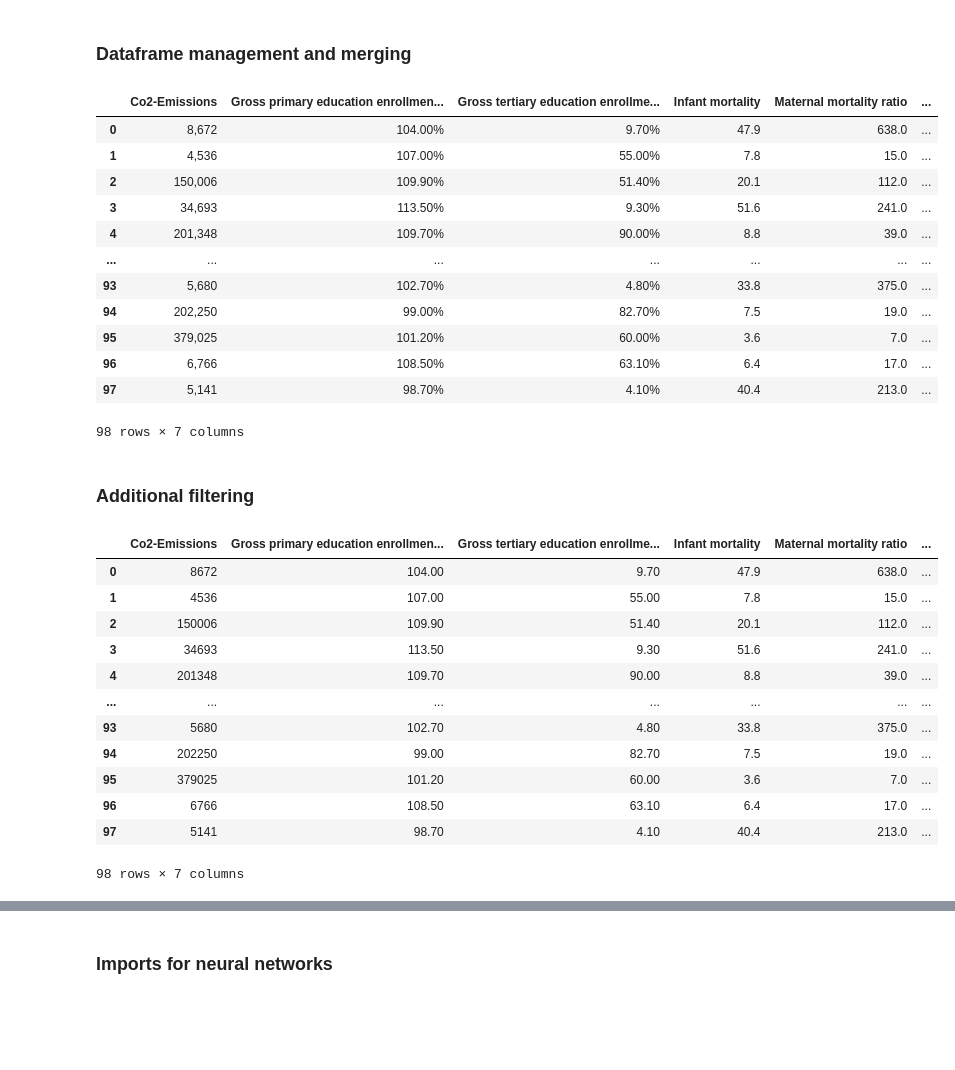
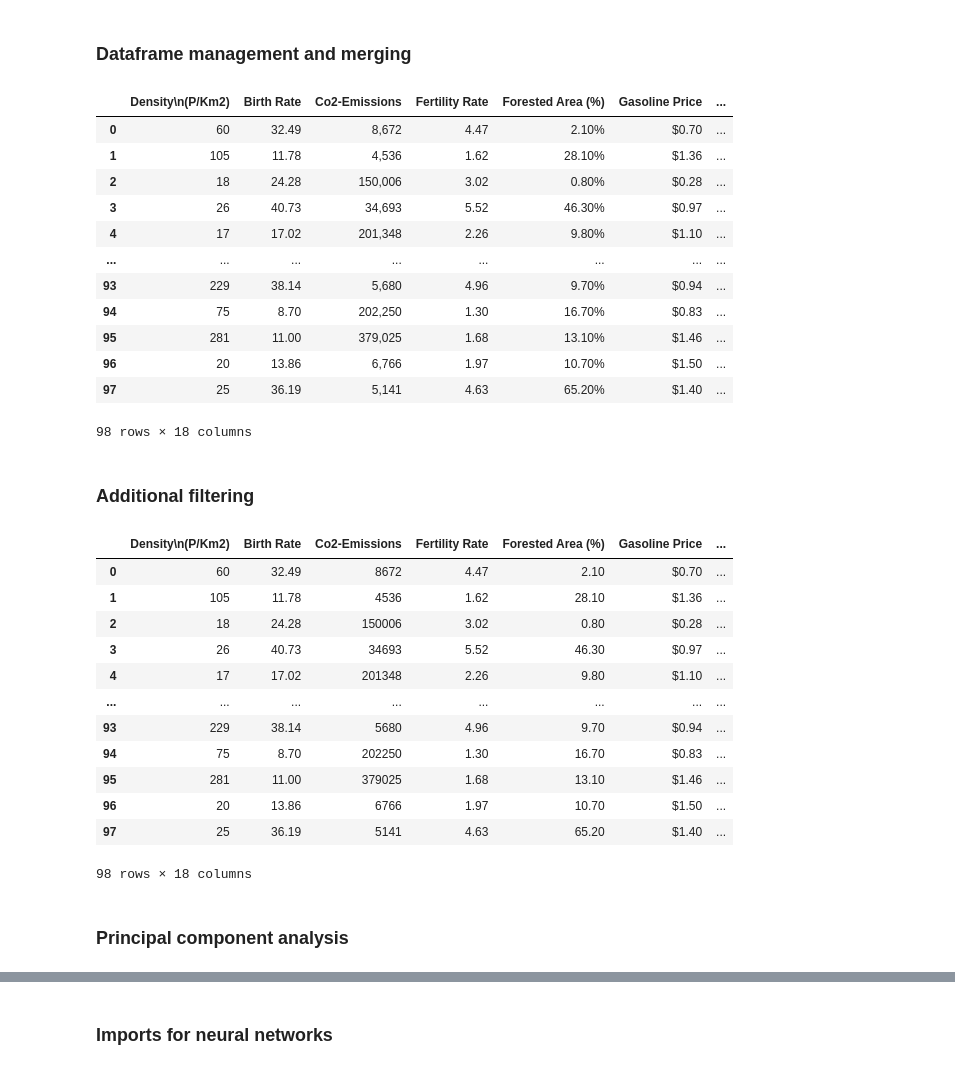
Before and after one commit to ttheszt27/NasaSpaceAppsChallange, a Jupyter notebook: DL_training.ipynb, the cells around one changed output, grey strips where cells are left out. Cells and saved outputs as stored; diff of their text form; code cells hidden in the pictures; blank space fills up the shorter version.

```diff
--- a/DL_training.ipynb
+++ b/DL_training.ipynb
@@ -22,34 +22,36 @@ import matplotlib.pyplot as plt
 # %%
 # Importing the inputs
 X = pd.read_csv("datasets/world-data-2023.csv")
 
-drop_col = ["Abbreviation","Calling Code", "Capital/Major City", "Currency-Code", "Official language", "Largest city", "Latitude", "Longitude", "Total tax rate", "Tax revenue (%)", "Unemployment rate", "CPI", "CPI Change (%)", "Land Area(Km2)", "Agricultural Land( %)", "Life expectancy", "Armed Forces size", "Density\n(P/Km2)", "Forested Area (%)", "Urban_population", "Population", "Gasoline Price", "GDP", "Population: Labor force participation (%)", "Out of pocket health expenditure", "Fertility Rate", "Birth Rate", "Minimum wage"]
+drop_col = ["Abbreviation","Calling Code", "Capital/Major City", "Currency-Code", "Official language", "Largest city", "Latitude", "Longitude", "Total tax rate", "Tax revenue (%)", "Unemployment rate", "CPI", "CPI Change (%)", "Land Area(Km2)", "Agricultural Land( %)", "Life expectancy", "Armed Forces size"]
+drop_col_2 = ["Density\n(P/Km2)", "Forested Area (%)", "Urban_population", "Population", "Gasoline Price", "GDP", "Population: Labor force participation (%)", "Out of pocket health expenditure", "Fertility Rate", "Birth Rate", "Minimum wage"]
+
 X = X.dropna().drop(columns = drop_col)
 
 # Importing the output labels
 Y = pd.read_csv("datasets/LE.csv")
 Y = Y[["Country", "Life Expectancy at Birth (2021)"]]
 
 # Merging datasets, where no NaN values exist
 dataset = pd.merge(X, Y, on = "Country")
 
 # Dropping Country value on the final output
 dataset = dataset.drop(columns = "Country")
 display(dataset)
 # %% [output]
-|  | Co2-Emissions | Gross primary education enrollmen... | Gross tertiary education enrollme... | Infant mortality | Maternal mortality ratio | ... |
-| 0 | 8,672 | 104.00% | 9.70% | 47.9 | 638.0 | ... |
-| 1 | 4,536 | 107.00% | 55.00% | 7.8 | 15.0 | ... |
-| 2 | 150,006 | 109.90% | 51.40% | 20.1 | 112.0 | ... |
-| 3 | 34,693 | 113.50% | 9.30% | 51.6 | 241.0 | ... |
-| 4 | 201,348 | 109.70% | 90.00% | 8.8 | 39.0 | ... |
-| ... | ... | ... | ... | ... | ... | ... |
-| 93 | 5,680 | 102.70% | 4.80% | 33.8 | 375.0 | ... |
-| 94 | 202,250 | 99.00% | 82.70% | 7.5 | 19.0 | ... |
-| 95 | 379,025 | 101.20% | 60.00% | 3.6 | 7.0 | ... |
-| 96 | 6,766 | 108.50% | 63.10% | 6.4 | 17.0 | ... |
-| 97 | 5,141 | 98.70% | 4.10% | 40.4 | 213.0 | ... |
+|  | Density\n(P/Km2) | Birth Rate | Co2-Emissions | Fertility Rate | Forested Area (%) | Gasoline Price | ... |
+| 0 | 60 | 32.49 | 8,672 | 4.47 | 2.10% | $0.70 | ... |
+| 1 | 105 | 11.78 | 4,536 | 1.62 | 28.10% | $1.36 | ... |
+| 2 | 18 | 24.28 | 150,006 | 3.02 | 0.80% | $0.28 | ... |
+| 3 | 26 | 40.73 | 34,693 | 5.52 | 46.30% | $0.97 | ... |
+| 4 | 17 | 17.02 | 201,348 | 2.26 | 9.80% | $1.10 | ... |
+| ... | ... | ... | ... | ... | ... | ... | ... |
+| 93 | 229 | 38.14 | 5,680 | 4.96 | 9.70% | $0.94 | ... |
+| 94 | 75 | 8.70 | 202,250 | 1.30 | 16.70% | $0.83 | ... |
+| 95 | 281 | 11.00 | 379,025 | 1.68 | 13.10% | $1.46 | ... |
+| 96 | 20 | 13.86 | 6,766 | 1.97 | 10.70% | $1.50 | ... |
+| 97 | 25 | 36.19 | 5,141 | 4.63 | 65.20% | $1.40 | ... |
-98 rows × 7 columns
+98 rows × 18 columns
 # %% [markdown]
 ### Additional filtering
 # %%
@@ -59,18 +61,21 @@ dataset = dataset.replace({"$": '', ',':'', '%': ''}, regex=True)
 display(dataset)
 
 # Saving to a .csv
-dataset.to_csv("training/input.csv", index=False, header=False)
+# dataset.to_csv("training/input.csv", index=False, header=False)
+dataset.to_csv("training/input_w_header_2.csv", index=False, header=True)
 # %% [output]
-|  | Co2-Emissions | Gross primary education enrollmen... | Gross tertiary education enrollme... | Infant mortality | Maternal mortality ratio | ... |
-| 0 | 8672 | 104.00 | 9.70 | 47.9 | 638.0 | ... |
-| 1 | 4536 | 107.00 | 55.00 | 7.8 | 15.0 | ... |
-| 2 | 150006 | 109.90 | 51.40 | 20.1 | 112.0 | ... |
-| 3 | 34693 | 113.50 | 9.30 | 51.6 | 241.0 | ... |
-| 4 | 201348 | 109.70 | 90.00 | 8.8 | 39.0 | ... |
-| ... | ... | ... | ... | ... | ... | ... |
-| 93 | 5680 | 102.70 | 4.80 | 33.8 | 375.0 | ... |
-| 94 | 202250 | 99.00 | 82.70 | 7.5 | 19.0 | ... |
-| 95 | 379025 | 101.20 | 60.00 | 3.6 | 7.0 | ... |
-| 96 | 6766 | 108.50 | 63.10 | 6.4 | 17.0 | ... |
-| 97 | 5141 | 98.70 | 4.10 | 40.4 | 213.0 | ... |
+|  | Density\n(P/Km2) | Birth Rate | Co2-Emissions | Fertility Rate | Forested Area (%) | Gasoline Price | ... |
+| 0 | 60 | 32.49 | 8672 | 4.47 | 2.10 | $0.70 | ... |
+| 1 | 105 | 11.78 | 4536 | 1.62 | 28.10 | $1.36 | ... |
+| 2 | 18 | 24.28 | 150006 | 3.02 | 0.80 | $0.28 | ... |
+| 3 | 26 | 40.73 | 34693 | 5.52 | 46.30 | $0.97 | ... |
+| 4 | 17 | 17.02 | 201348 | 2.26 | 9.80 | $1.10 | ... |
+| ... | ... | ... | ... | ... | ... | ... | ... |
+| 93 | 229 | 38.14 | 5680 | 4.96 | 9.70 | $0.94 | ... |
+| 94 | 75 | 8.70 | 202250 | 1.30 | 16.70 | $0.83 | ... |
+| 95 | 281 | 11.00 | 379025 | 1.68 | 13.10 | $1.46 | ... |
+| 96 | 20 | 13.86 | 6766 | 1.97 | 10.70 | $1.50 | ... |
+| 97 | 25 | 36.19 | 5141 | 4.63 | 65.20 | $1.40 | ... |
-98 rows × 7 columns
+98 rows × 18 columns
+# %% [markdown]
+### Principal component analysis
```
Also changed, not shown: parts of 2 cells of this notebook.
